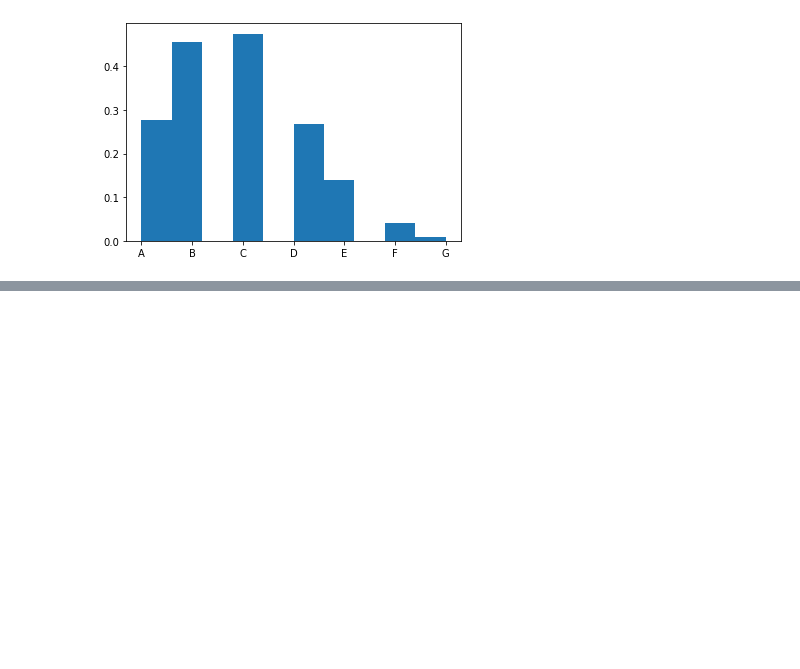
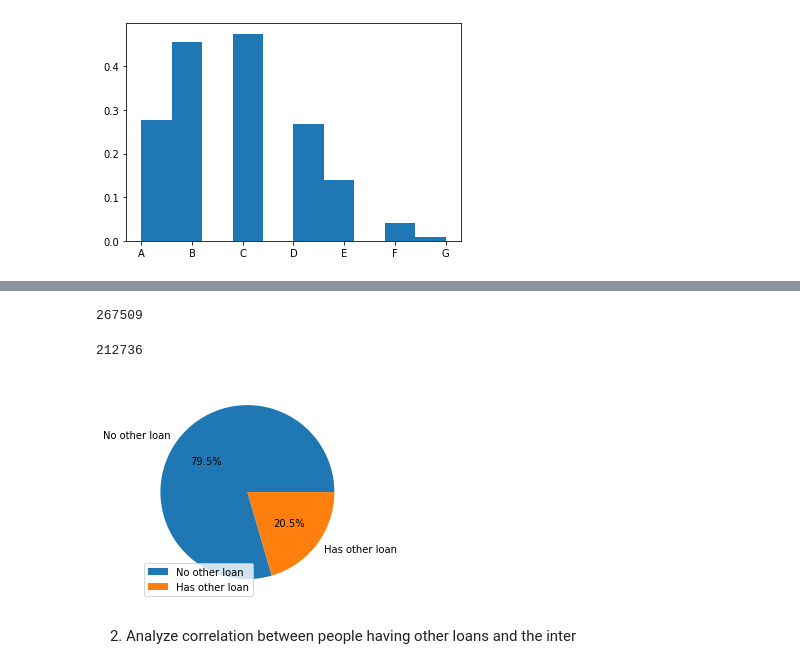
Before and after one commit to agnim25/citadel_summer_datathon_2022, a Jupyter notebook: exploratory_analysis.ipynb, the cells around one changed output, grey strips where cells are left out. Drawn from its saved outputs; the diff is of its cells as text; code cells hidden in the pictures; blank space fills up the shorter version.

```diff
--- a/exploratory_analysis.ipynb
+++ b/exploratory_analysis.ipynb
@@ -103,0 +159,26 @@ plt.hist(sorted(df['grade'][df['issue_d'] < pd.to_datetime(['01-01-2016'])[0]]),
+# %%
+# Get the total number of ids
+total_bad_loan_id = len(df_bad_loan)
+total_bad_loan_id
+# %% [output]
+267509
+# %%
+# Get the number of ids with zero other loan using derogatory and bankruptcy records.
+df_zero_other_loan = df_bad_loan.loc[df_bad_loan['derogatory_bankruptcy_total'] == 0]
+count_zero_other_loan = len(df_zero_other_loan)
+count_zero_other_loan
+# %% [output]
+212736
+# %%
+percentage_zero_other_loan = count_zero_other_loan / total_bad_loan_id * 100
+# %%
+labels = ['No other loan', 'Has other loan']
+percentages = [percentage_zero_other_loan, 100 - percentage_zero_other_loan]
+# %%
+plt.pie(percentages, labels=labels, autopct='%1.1f%%')
+plt.legend(labels, loc=3)
+plt.show()
+# %% [output]
+[figure, added]
+# %% [markdown]
+2. Analyze correlation between people having other loans and the inter
```
Also changed, not shown: parts of 14 cells of this notebook, 1 other file.
